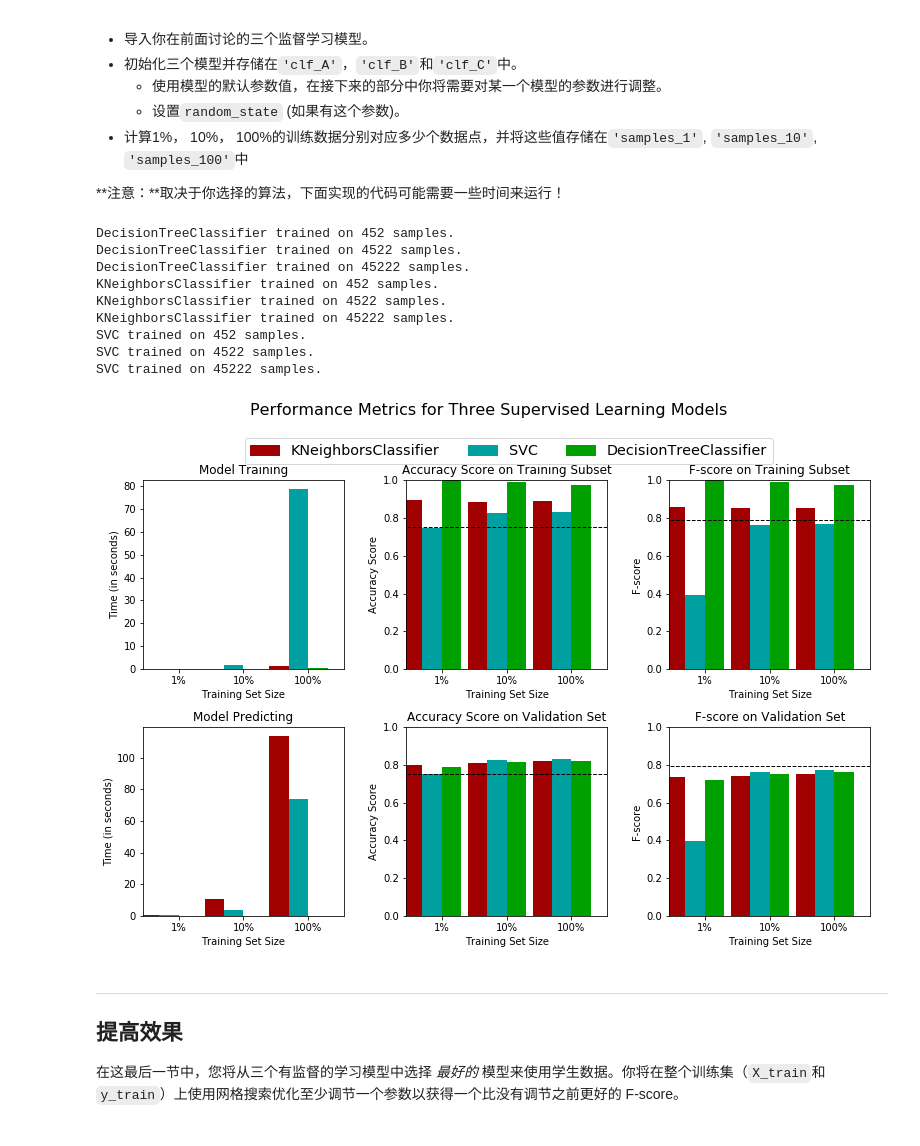
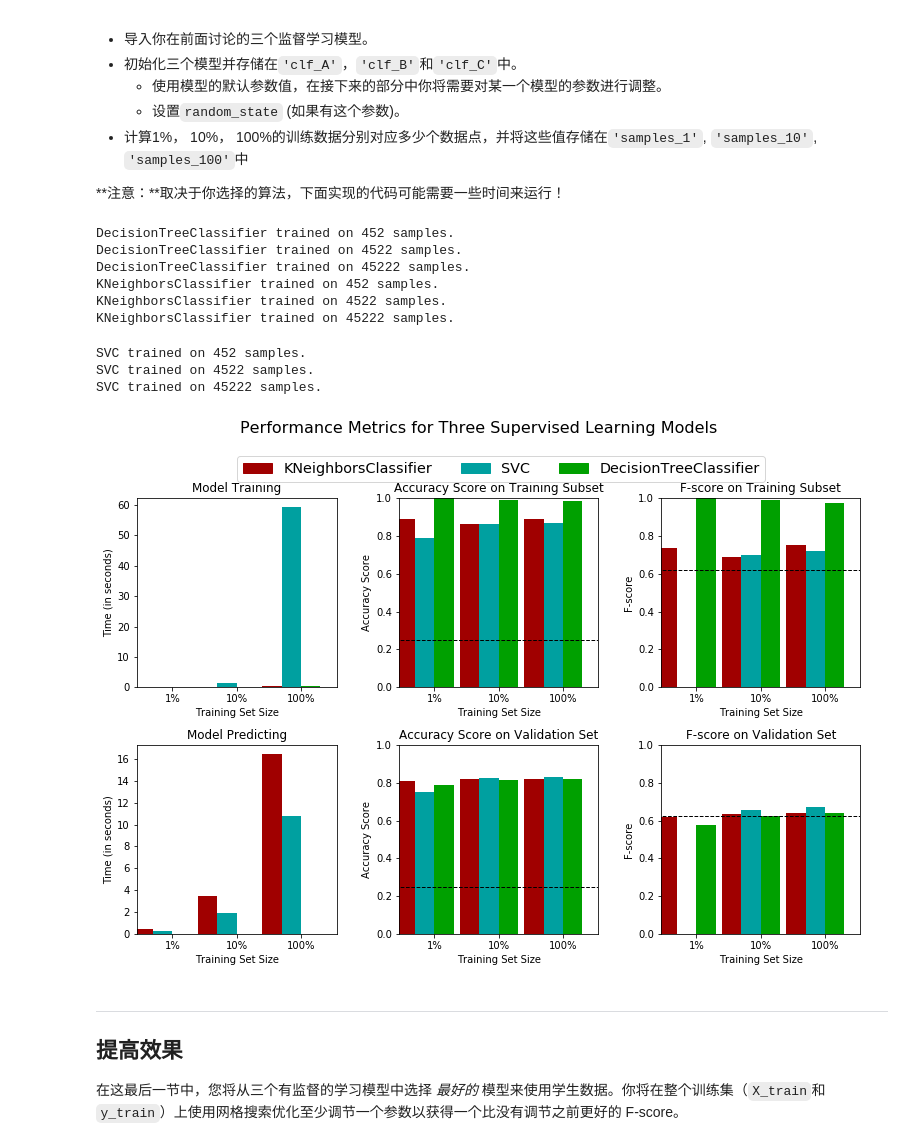
Before and after one commit to sunrise2075/ud-ml-p2-finding_donors, a Jupyter notebook: finding_donors.ipynb, the cells around one changed output. Drawn from its saved outputs; the diff is of its cells as text; code cells hidden in the pictures.

```diff
--- a/finding_donors.ipynb
+++ b/finding_donors.ipynb
@@ -219,20 +216,27 @@ $$ F_{\beta} = (1 + \beta^2) \cdot \frac{precision \cdot recall}{\left( \beta^2
 # %%
 #不能使用scikit-learn，你需要根据公式自己实现相关计算。
 
+TP = float(11208)
+TN = float(0)
+FP = float(0)
+FN = float(34014)
+beta = 0.5
+
 #TODO： 计算准确率
-# Accuracy = TP+TN/TP+FP+FN+TN
-accuracy = (float(34014)+ .0)/ float(45222 + .0 + .0)
+# Accuracy = TP+TN/(TP+FP+FN+TN)
+accuracy = (TP+TN)/(TP+FP+FN+TN)
 
 # TODO： 计算查准率 Precision
-# Precision = TP/TP+FP
-precision = (float(34014)+ .0)/ float(45222)
+# Precision = TP/(TP+FP)
+precision = TP/(TP+FP)
 
 # TODO： 计算查全率 Recall
-# Recall = TP/TP+FN
-recall = (float(34014)+ .0)/ float(34014 + .0)
+# Recall = TP/(TP+FN)
+recall = TP/(TP+FN)
 
 # TODO： 使用上面的公式，设置beta=0.5，计算F-score
-fscore = (1 + .5 * .5) * (precision*recall)/(.5 * .5 * precision +recall )
+fscore = (1 + beta*beta) * (precision*recall)/(beta*beta * precision +recall )
+
 
 # 打印结果
 print "Naive Predictor on validation data: \n \
@@ -369,23 +415,23 @@ def train_predict(learner, sample_size, X_train, y_train, X_val, y_val):
     #       然后得到对前300个训练数据的预测结果
     start = time() # 获得程序开始时间
     predictions_val = learner.predict(X_val)
-    predictions_train = learner.predict(X_train[:sample_size])
+    predictions_train = learner.predict(X_train[:300])
     end = time() # 获得程序结束时间
 
     # TODO：计算预测用时
     results['pred_time'] = end - start
 
     # TODO：计算在最前面的300个训练数据的准确率
-    results['acc_train'] = accuracy_score(y_train[:sample_size].ravel(), predictions_train)
+    results['acc_train'] = accuracy_score(y_train[:300].ravel(), predictions_train)
 
     # TODO：计算在验证上的准确率
     results['acc_val'] = accuracy_score( y_val.ravel(), predictions_val)
 
     # TODO：计算在最前面300个训练数据上的F-score
-    results['f_train'] = fbeta_score(y_train[:sample_size].ravel(), predictions_train, average='macro', beta=0.5)
+    results['f_train'] = fbeta_score(y_train[:300].ravel(), predictions_train,  beta=0.5)
 
     # TODO：计算验证集上的F-score
-    results['f_val'] = fbeta_score(y_val.ravel(), predictions_val, average='macro', beta=0.5)
+    results['f_val'] = fbeta_score(y_val.ravel(), predictions_val, beta=0.5)
 
     # 成功
     print "{} trained on {} samples.".format(learner.__class__.__name__, sample_size)
@@ -407,38 +453,38 @@ def train_predict(learner, sample_size, X_train, y_train, X_val, y_val):
 from sklearn.tree import DecisionTreeClassifier
 from sklearn.neighbors import KNeighborsClassifier
 from sklearn.svm import SVC
 
 # TODO：初始化三个模型
 clf_A = DecisionTreeClassifier(random_state=0)
-clf_B = KNeighborsClassifier(n_neighbors=3)
+clf_B = KNeighborsClassifier()
 clf_C = SVC()
 
 # TODO：计算1%， 10%， 100%的训练数据分别对应多少点
 samples_1 =  int(round(.01 * n_records))
 samples_10 = int(round(.1 * n_records))
 samples_100 = n_records
 
 # 收集学习器的结果
 results = {}
 for clf in [clf_A, clf_B, clf_C]:
     clf_name = clf.__class__.__name__
     results[clf_name] = {}
     for i, samples in enumerate([samples_1, samples_10, samples_100]):
         results[clf_name][i] = train_predict(clf, samples, X_train, y_train, X_val, y_val)
 
 # 对选择的三个模型得到的评价结果进行可视化
 vs.evaluate(results, accuracy, fscore)
 # %% [output]
 DecisionTreeClassifier trained on 452 samples.
 DecisionTreeClassifier trained on 4522 samples.
 DecisionTreeClassifier trained on 45222 samples.
 KNeighborsClassifier trained on 452 samples.
 KNeighborsClassifier trained on 4522 samples.
 KNeighborsClassifier trained on 45222 samples.
-SVC trained on 452 samples.
-SVC trained on 4522 samples.
-SVC trained on 45222 samples.
+SVC trained on 452 samples.
+SVC trained on 4522 samples.
+SVC trained on 45222 samples.
-[figure, old version]
+[figure, new version]
 # %% [markdown]
 ----
 ## 提高效果
```
Also changed, not shown: parts of 11 cells of this notebook, 1 other file.
